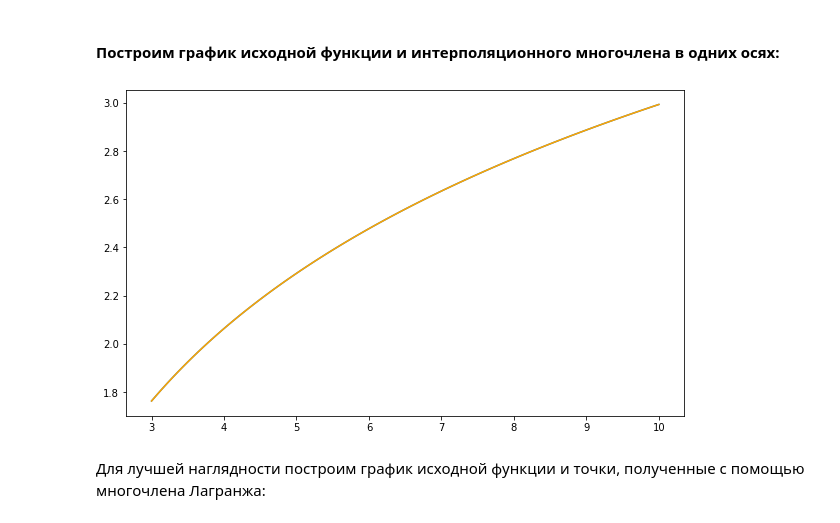
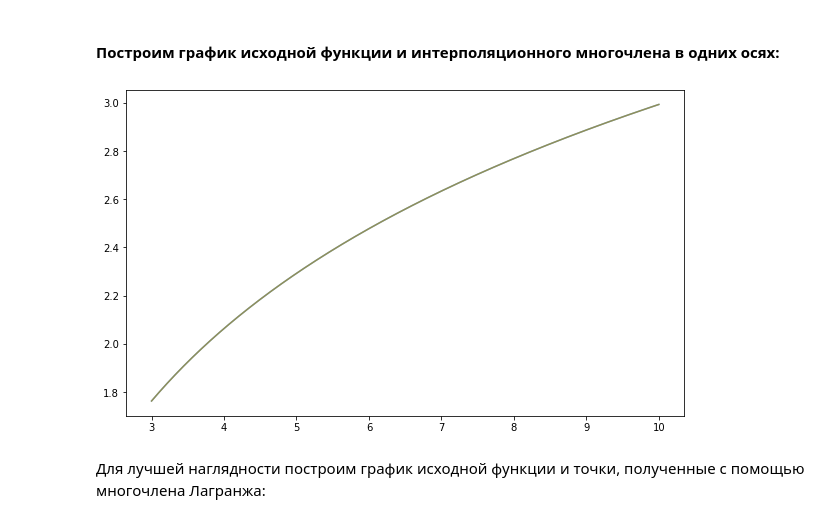
Before and after one commit to Nexls/num_methods, a Jupyter notebook: Lab_2_1.ipynb, the cells around one changed output. Cells and saved outputs as stored; diff of their text form; code cells hidden in the pictures.

```diff
--- a/Lab_2_1.ipynb
+++ b/Lab_2_1.ipynb
@@ -12,7 +12,7 @@ Populating the interactive namespace from numpy and matplotlib
 Построим график заданной функции на участке от 0 до 1:
 # %%
 plt.figure(figsize=(10,6))
-x = np.linspace(3, 10, 100)
+x = np.linspace(3, 10, 10000)
 y = np.log(x+(x*x-1)**0.5)
 
 plt.figure(figsize=(10,6))
@@ -65,14 +65,14 @@ print('Значение в точке 6: %.5f' % Lagr(6, X, Y))
 # %%
 Y_Lagr = []
 
-for i in np.linspace(3, 10, 100):
+for i in np.linspace(3, 10, 1000):
     Y_Lagr.append(Lagr(i, X, Y))
 # %%
 plt.figure(figsize=(10,6))
 plt.plot(x, y);
-plt.plot(np.linspace(3, 10, 100), Y_Lagr, color = 'orange');
+plt.plot(np.linspace(3, 10, 1000), Y_Lagr, color = 'orange', alpha=0.5);
 # %% [output]
-[figure, old version]
+[figure, new version]
 # %% [markdown]
 Для лучшей наглядности построим график исходной функции и точки, полученные с помощью многочлена Лагранжа:
 # %%
```
Also changed, not shown: parts of 2 cells of this notebook, 2 other files.
